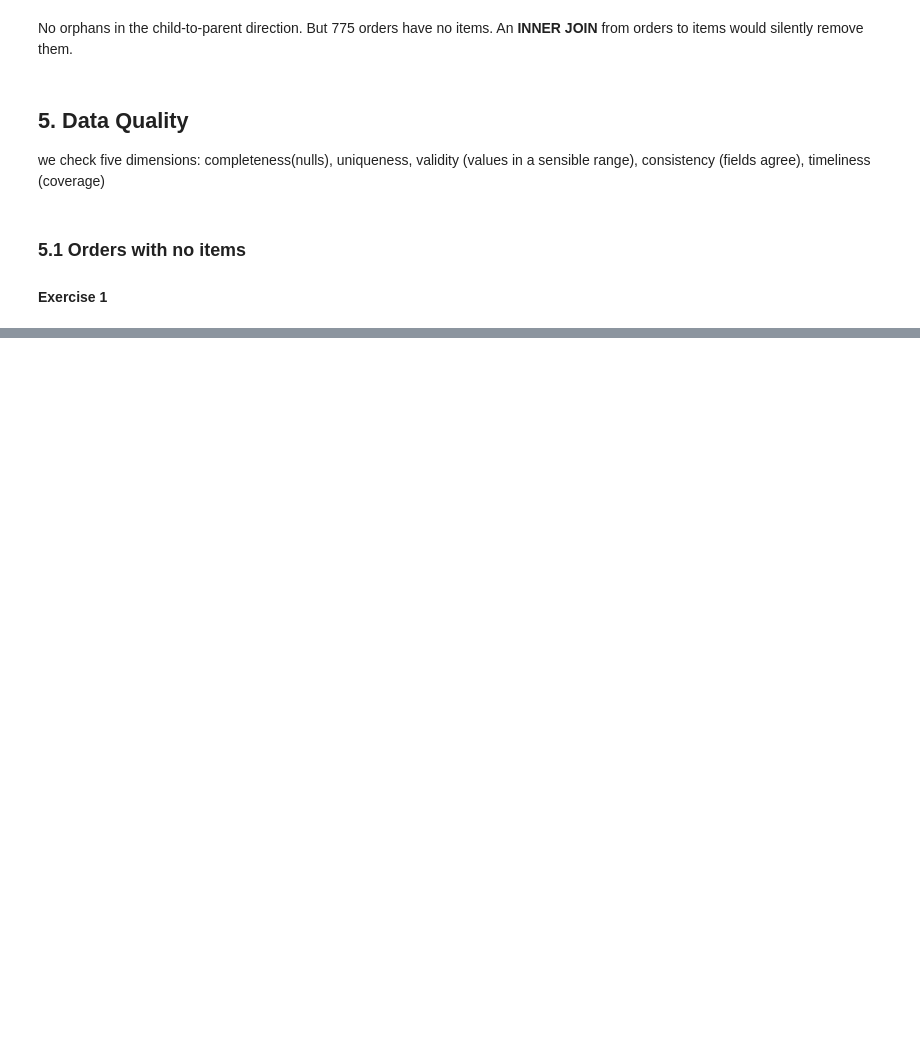
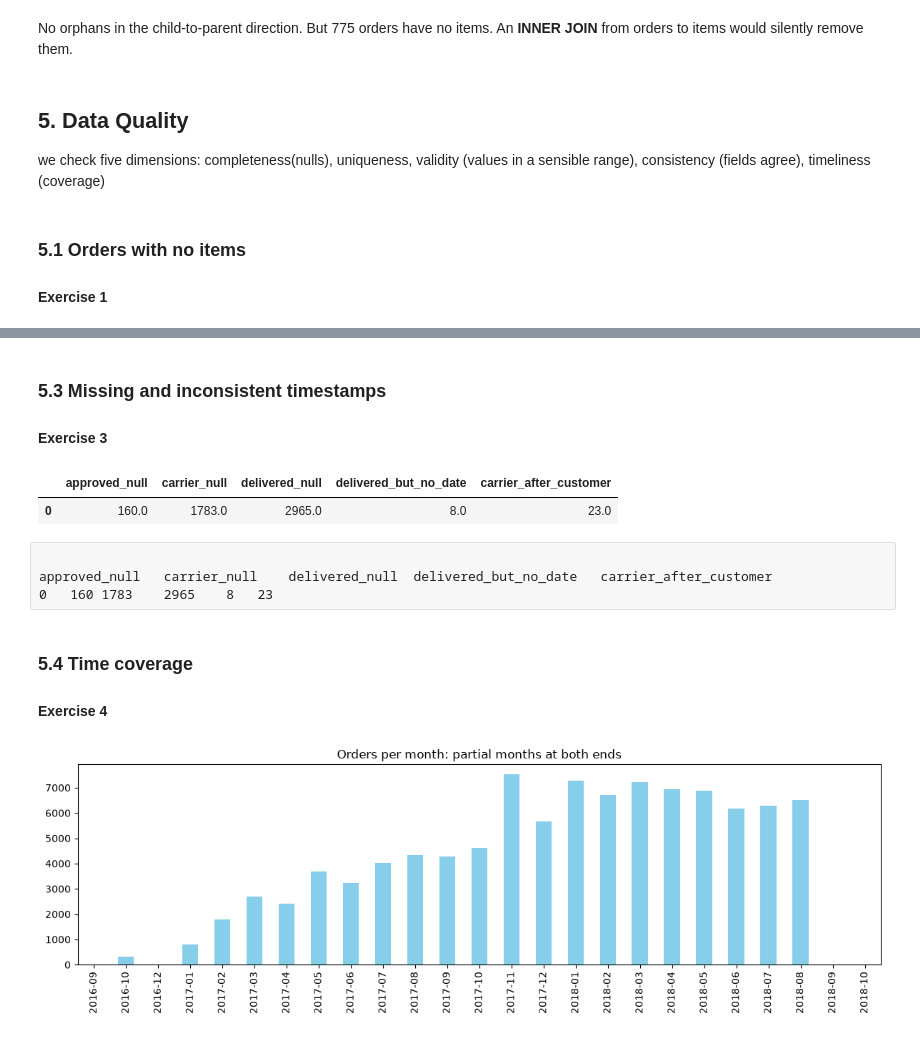
Before and after one commit to Fitsum-Br/kddm_lab, a Jupyter notebook: 01_explore_source_data.ipynb, the cells around one changed output, grey strips where cells are left out. Drawn from its saved outputs; the diff is of its cells as text; code cells hidden in the pictures; blank space fills up the shorter version.

Commit message:
Complete Assignment 1: SQL exercises, ERD diagram, and short notes

```diff
--- a/01_explore_source_data.ipynb
+++ b/01_explore_source_data.ipynb
@@ -21,7 +21,7 @@ import duckdb
 import pandas as pd
 import matplotlib.pyplot as plt
 # %%
-ROOT = Path.cwd().parent
+ROOT = Path.cwd()
 DATA_DIR = ROOT / "data"
 RAW_DIR = DATA_DIR / "raw"
 WAREHOUSE_DIR = DATA_DIR / "warehouse"
@@ -178,0 +349,42 @@ SELECT 'write your query here'
+# %% [markdown]
+### 5.3 Missing and inconsistent timestamps
+
+#### Exercise 3
+# %%
+q("""
+SELECT
+    sum(case when order_approved_at is null then 1 else 0 end) as approved_null,
+    sum(case when order_delivered_carrier_date is null then 1 else 0 end) as carrier_null,
+    sum(case when order_delivered_customer_date is null then 1 else 0 end) as delivered_null,
+    sum(case when order_status = 'delivered' and order_delivered_customer_date is null then 1 else 0 end) as delivered_but_no_date,
+    sum(case when order_delivered_carrier_date > order_delivered_customer_date then 1 else 0 end) as carrier_after_customer
+FROM raw.orders
+""")
+# %% [output]
+|  | approved_null | carrier_null | delivered_null | delivered_but_no_date | carrier_after_customer |
+| 0 | 160.0 | 1783.0 | 2965.0 | 8.0 | 23.0 |
+# %% [raw]
+
+approved_null	carrier_null	delivered_null	delivered_but_no_date	carrier_after_customer
+0	160	1783	2965	8	23
+# %% [markdown]
+### 5.4 Time coverage
+
+#### Exercise 4
+# %%
+monthly = q("""
+SELECT
+    strftime(order_purchase_timestamp, '%Y-%m') AS month,
+    count(*) AS orders
+FROM raw.orders
+GROUP BY month
+ORDER BY month
+""")
+
+# This is what renders the chart:
+ax = monthly.plot.bar(x="month", y="orders", figsize=(12, 4), legend=False, color="skyblue")
+ax.set_title("Orders per month: partial months at both ends")
+ax.set_xlabel("")
+plt.tight_layout(); plt.show()
+# %% [output]
+[figure, added]
```
Also changed, not shown: parts of 18 cells of this notebook, 3 other files.
